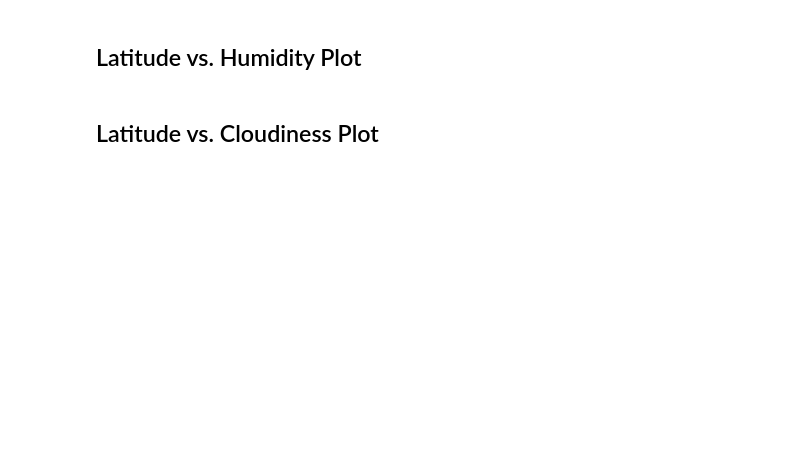
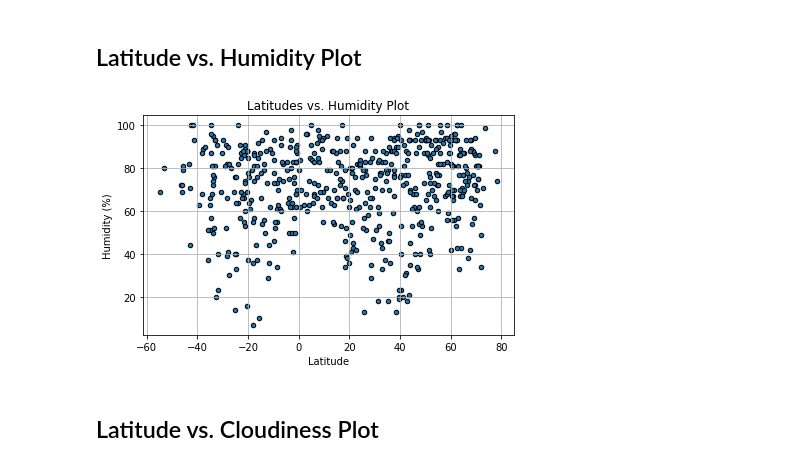
Before and after one commit to gemelodyyu/python_API_challenge, a Jupyter notebook: WeatherPy/WeatherPy.ipynb, the cells around one changed output. Drawn from its saved outputs; the diff is of its cells as text; code cells hidden in the pictures; blank space fills up the shorter version.

```diff
--- a/WeatherPy/WeatherPy.ipynb
+++ b/WeatherPy/WeatherPy.ipynb
@@ -75,4 +214,17 @@ Skip this step if there are no cities that have humidity > 100%.
 # %% [markdown]
 ## Latitude vs. Humidity Plot
+# %%
+city_df.plot.scatter(x="Latitude", y="Humidity (%)", marker="o", grid = True, edgecolor = "black")
+# set title and labels
+plt.title("Latitudes vs. Humidity Plot")
+plt.xlabel("Latitude")
+plt.ylabel("Humidity (%)")
+# save graph
+plt.tight_layout()
+plt.savefig("Images/lat_vs_humi.png")
+# print plot
+plt.show()
+# %% [output]
+[figure, added]
 # %% [markdown]
 ## Latitude vs. Cloudiness Plot
```
Also changed, not shown: parts of 15 cells of this notebook.
